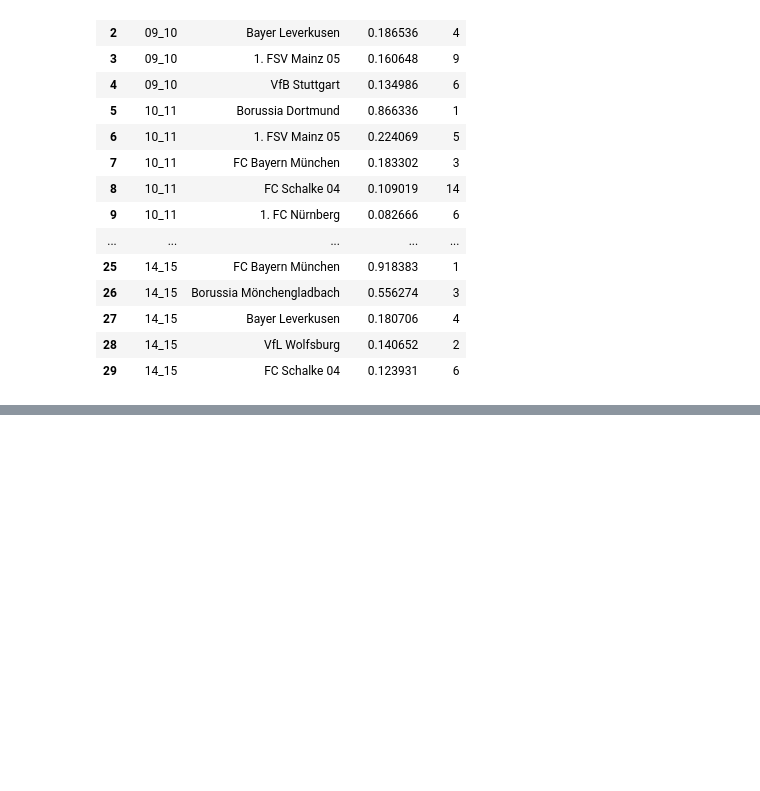
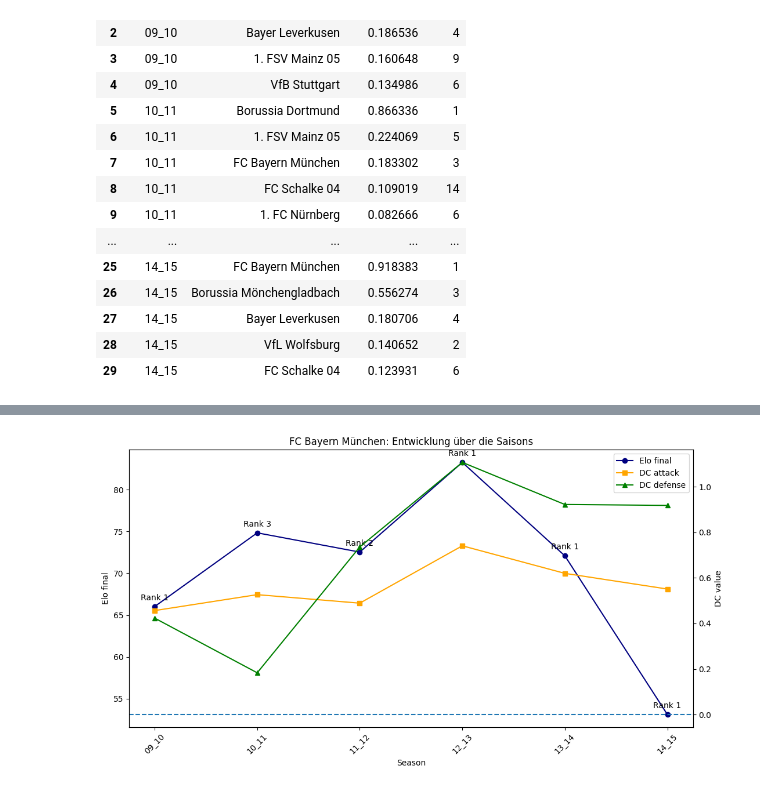
Before and after one commit to Picoalex/template_dsc, a Jupyter notebook: notebooks/02_strength_index.ipynb, the cells around one changed output, grey strips where cells are left out. Drawn from its saved outputs; the diff is of its cells as text; code cells hidden in the pictures; blank space fills up the shorter version.

Commit message:
visualizations

```diff
--- a/notebooks/02_strength_index.ipynb
+++ b/notebooks/02_strength_index.ipynb
@@ -1430,0 +1433,85 @@ top_5_dc_defense_per_season.to_csv(os.path.join(dest_backslash,'top_5_dc_defense
+# %%
+import matplotlib.pyplot as plt
+
+# team auswählen
+team_name = 'FC Bayern München'
+
+# nur dieses Team filtern
+df_team = team_strength_summary[team_strength_summary['Team'] == team_name].copy()
+
+# nach Saison sortieren
+df_team = df_team.sort_values('SEASON').reset_index(drop=True)
+
+# Figure und erste Achse erzeugen
+fig, ax1 = plt.subplots(figsize=(11, 6))
+
+# zweite y-Achse für DC attack / defense erzeugen
+ax2 = ax1.twinx()
+
+# Elo auf linker Achse plotten
+line1 = ax1.plot(
+    df_team['SEASON'],
+    df_team['Elo_final'],
+    marker='o',
+    label='Elo final',
+    color='navy'
+)
+
+# DC attack auf rechter Achse plotten
+line2 = ax2.plot(
+    df_team['SEASON'],
+    df_team['DC_attack'],
+    marker='s',
+    label='DC attack',
+    color='orange'
+)
+
+# DC defense auf rechter Achse plotten
+line3 = ax2.plot(
+    df_team['SEASON'],
+    df_team['DC_defense'],
+    marker='^',
+    label='DC defense',
+    color='green'
+)
+
+# Rank als Text an die Elo-Punkte schreiben
+for i, row in df_team.iterrows():
+    ax1.annotate(
+        f"Rank {int(row['Rank'])}",
+        (row['SEASON'], row['Elo_final']),
+        textcoords="offset points",
+        xytext=(0, 8),
+        ha='center'
+    )
+
+# Titel
+plt.title(f'{team_name}: Entwicklung über die Saisons')
+
+# x-Achse beschriften
+ax1.set_xlabel('Season')
+
+# linke y-Achse beschriften
+ax1.set_ylabel('Elo final')
+
+# rechte y-Achse beschriften
+ax2.set_ylabel('DC value')
+
+# x-Labels drehen
+ax1.tick_params(axis='x', rotation=45)
+
+# Null-Linie für DC-Werte einzeichnen
+ax2.axhline(0, linestyle='--')
+
+# gemeinsame Legende bauen
+lines = line1 + line2 + line3
+labels = [line.get_label() for line in lines]
+ax1.legend(lines, labels, loc='best')
+
+# Layout sauber machen
+plt.tight_layout()
+
+# Plot anzeigen
+plt.show()
+# %% [output]
+[figure, added]
```
Also changed, not shown: parts of 4 cells of this notebook.
